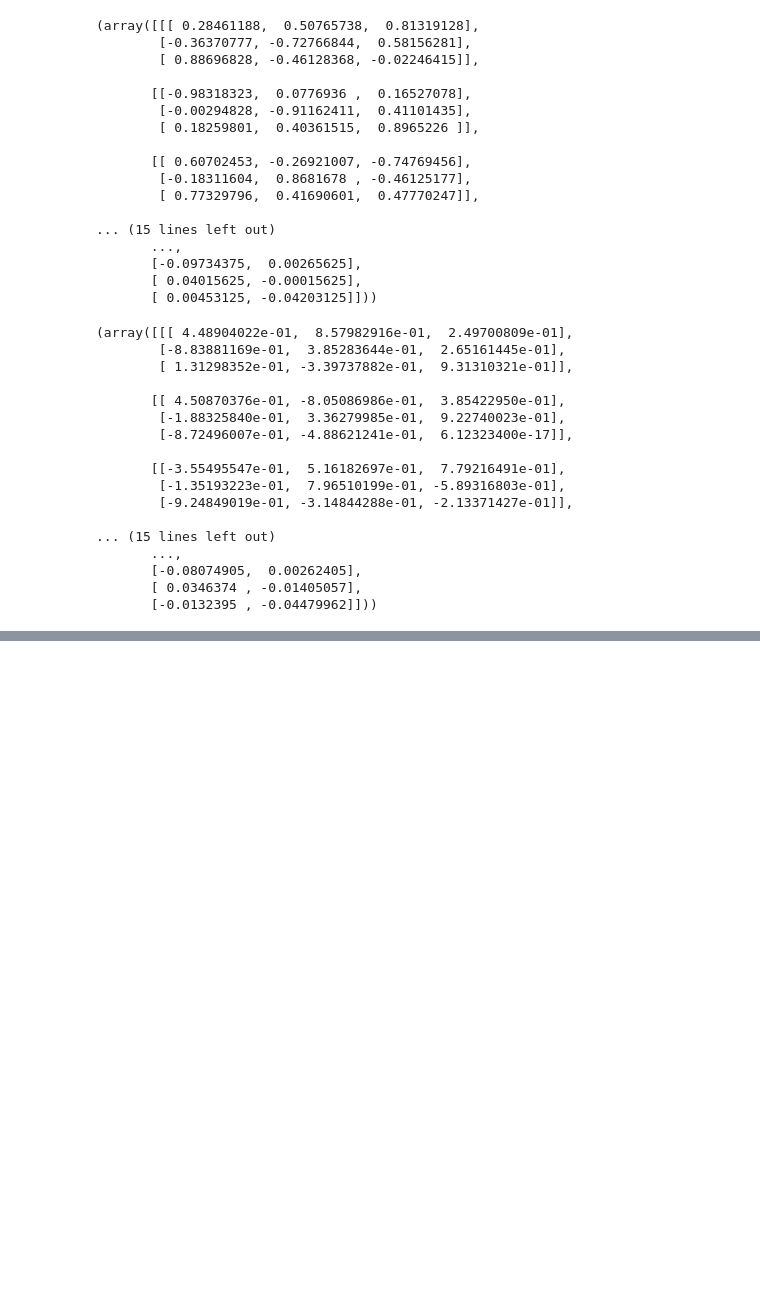
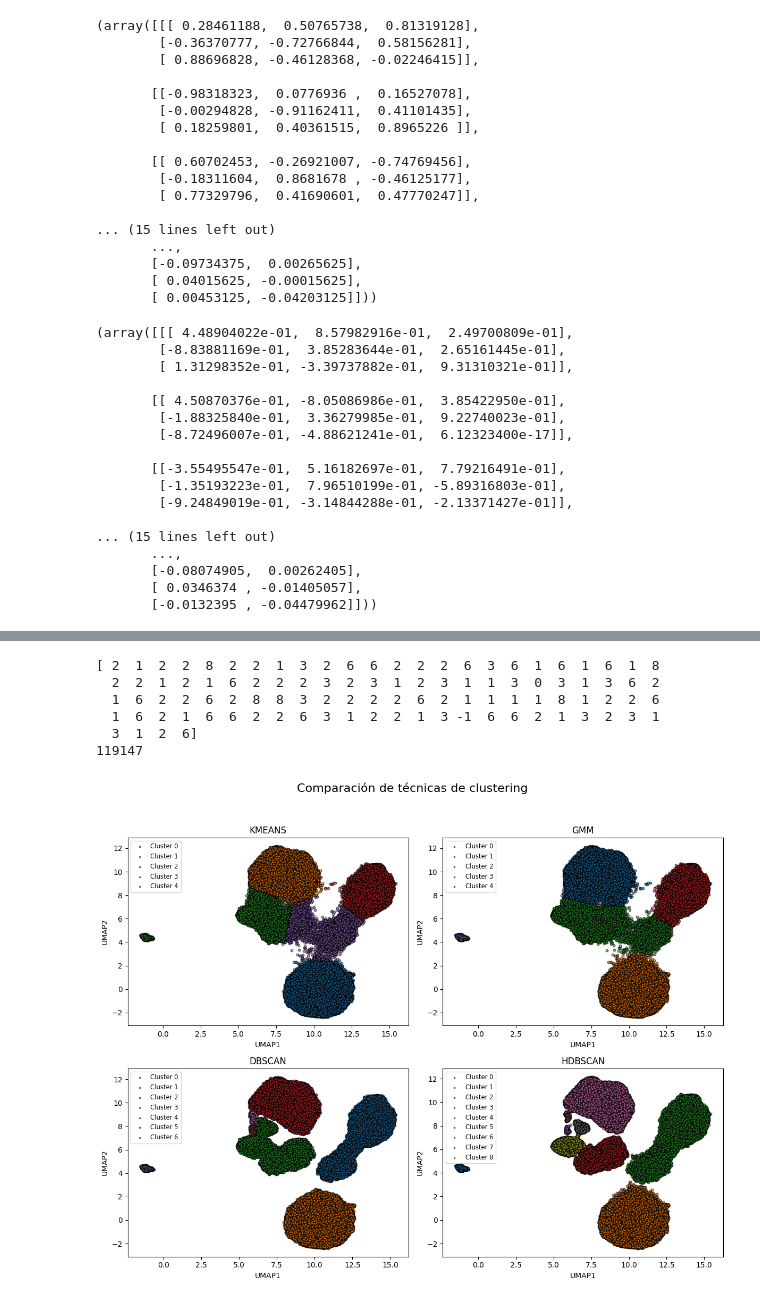
Before and after one commit to DiegoSC13/master, a Jupyter notebook: aux_functions/test.ipynb, the cells around one changed output, grey strips where cells are left out. Saved outputs shown, nothing was run; the diff lists cells and outputs as text; code cells hidden in the pictures; blank space fills up the shorter version.

```diff
--- a/aux_functions/test.ipynb
+++ b/aux_functions/test.ipynb
@@ -1448,0 +1520,5 @@ print(data)
+# %%
+pkl_dir = "/nfs/bartesaghilab2/ds672/empiar10076/experiments/2024_08_16_z8_ds320_screen/analysis_diego.48/kmeans5_umap/particles_per_label/particles_class_4.pkl"
+with open(pkl_dir, 'rb') as archivo:
+    pkl = pickle.load(archivo)
+print(pkl[0:10])
@@ -1448,0 +1527,6 @@ print(data)
+# %%
+salida_pkl = '/nfs/bartesaghilab2/ds672/master/delete_me/particles_example_1000.pkl'
+indices = list(range(1, 1001))  # 1-based indexing
+with open(salida_pkl, 'wb') as f:
+    pickle.dump(indices, f)
+print(f"Guardado 1000 índices en {salida_pkl}")
@@ -1448,0 +1535,6 @@ print(data)
+# %%
+salida_pkl = '/nfs/bartesaghilab2/ds672/master/delete_me/example_1000/particles_example_1000.pkl'
+with open(salida_pkl, 'rb') as archivo:
+    pkl = pickle.load(archivo)
+print(pkl[0:10])
+print(len(pkl))
@@ -1448,0 +1654,10 @@ print(data)
+# %%
+print(labels_hdbscan[0:100])
+print(len(labels_hdbscan))
+# %% [output]
+[ 2  1  2  2  8  2  2  1  3  2  6  6  2  2  2  6  3  6  1  6  1  6  1  8
+  2  2  1  2  1  6  2  2  2  3  2  3  1  2  3  1  1  3  0  3  1  3  6  2
+  1  6  2  2  6  2  8  8  3  2  2  2  2  6  2  1  1  1  1  8  1  2  2  6
+  1  6  2  1  6  6  2  2  6  3  1  2  2  1  3 -1  6  6  2  1  3  2  3  1
+  3  1  2  6]
+119147
@@ -1448,0 +1710,38 @@ print(data)
+# %%
+# Supongamos que ya tenés: z, pca, umap
+import cryodrgn
+from cryodrgn import analysis, utils, config
+
+z_path = '/nfs/bartesaghilab2/ds672/master/workflow/experiments/empiar10076/2025_06_14_19_45_33_z8_ds320_iter1/z.59.pkl'
+umap_path = '/nfs/bartesaghilab2/ds672/master/workflow/experiments/empiar10076/2025_06_14_19_45_33_z8_ds320_iter1/analysis_diego.59/umap.pkl'
+
+z = utils.load_pkl(z_path)
+umap = utils.load_pkl(umap_path)
+
+# Clustering sobre UMAP
+labels_kmeans = aplicar_clustering('kmeans', umap, n_clusters=5)
+# plot_clusters(umap, labels_kmeans, title="KMeans sobre UMAP")
+
+labels_gmm = aplicar_clustering('gmm', umap, n_clusters=5)
+# plot_clusters(umap, labels_gmm, title="GMM sobre UMAP")
+
+labels_dbscan = aplicar_clustering('dbscan', umap, eps=0.15, min_samples=50)
+# plot_clusters(umap, labels_dbscan, title="DBSCAN sobre UMAP")
+
+labels_hdbscan = aplicar_clustering('hdbscan', umap, min_cluster_size=50)
+# plot_clusters(umap, labels_hdbscan, title="HDBSCAN sobre UMAP")
+
+labels_dict = {
+    "KMeans": labels_kmeans,
+    "GMM": labels_gmm,
+    "DBSCAN": labels_dbscan,
+    "HDBSCAN": labels_hdbscan
+}
+
+# Mostrar todos los puntos, incluyendo ruido
+#plot_all_clusterings(umap, labels_dict, show_noise=True)
+
+# O eliminar el ruido de DBSCAN y HDBSCAN
+plot_all_clusterings(umap, labels_dict, show_noise=False)
+# %% [output]
+[figure, added]
```
Also changed, not shown: parts of 22 cells of this notebook.
